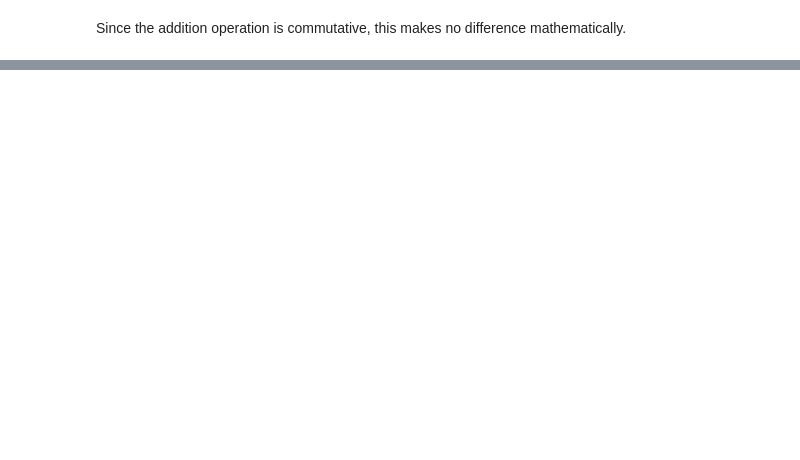
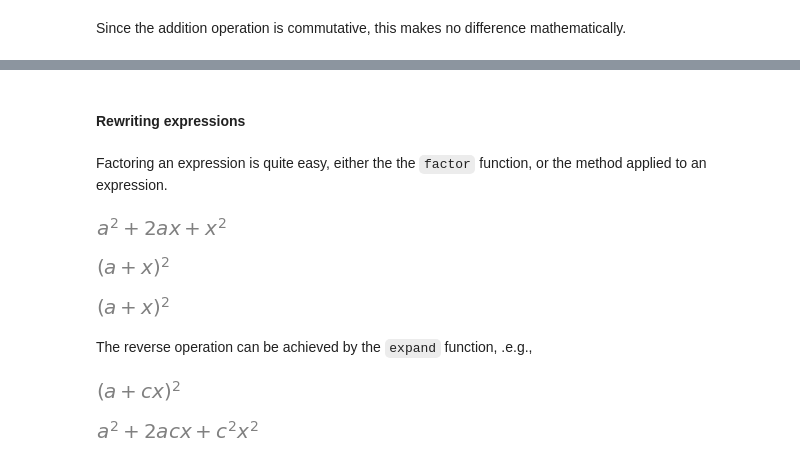
Before and after one commit to gjbex/Scientific-Python, a Jupyter notebook: source-code/sympy/sympy.ipynb, the cells around one changed output, grey strips where cells are left out. Drawn from its saved outputs; the diff is of its cells as text; code cells hidden in the pictures; blank space fills up the shorter version.

```diff
--- a/source-code/sympy/sympy.ipynb
+++ b/source-code/sympy/sympy.ipynb
@@ -669,4 +712,28 @@ Most expression manipulation algorithms can be called as functions, or as method
+# %% [markdown]
+#### Rewriting expressions
+# %% [markdown]
+Factoring an expression is quite easy, either the the `factor` function, or the method applied to an expression.
+# %%
+expr = x**2 + 2*a*x + a**2
+expr
+# %% [output]
+[figure, added]
 # %%
-factor(expr2)
+factor(expr)
+# %% [output]
+[figure, added]
 # %%
-expr2.factor()
+expr.factor()
+# %% [output]
+[figure, added]
+# %% [markdown]
+The reverse operation can be achieved by the `expand` function, .e.g.,
+# %%
+expr = (a + c*x)**2
+expr
+# %% [output]
+[figure, added]
+# %%
+expr.expand()
+# %% [output]
+[figure, added]
```
Also changed, not shown: parts of 58 cells of this notebook.
